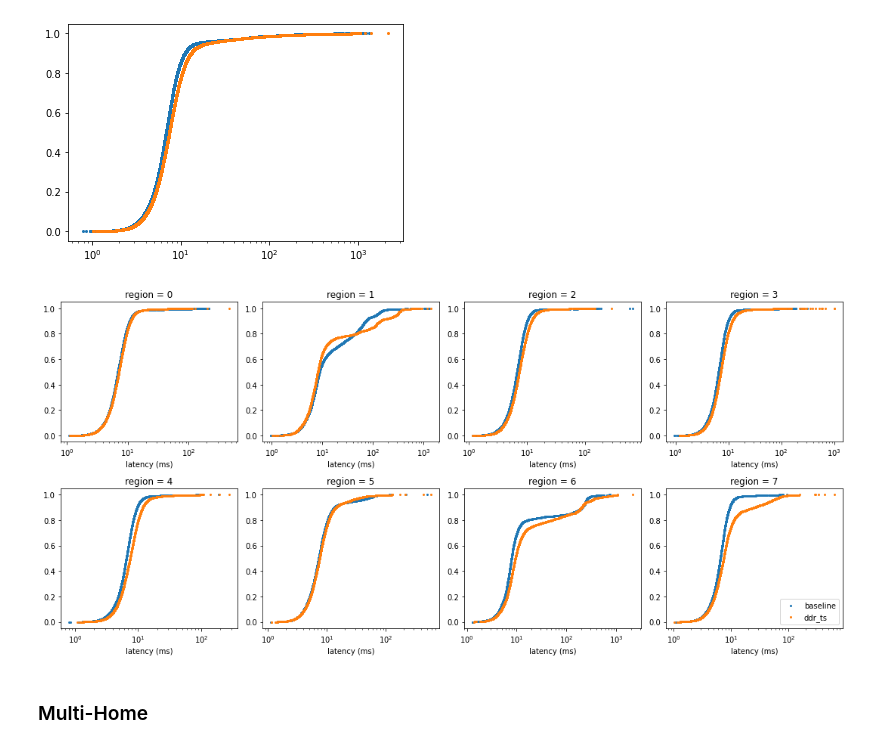
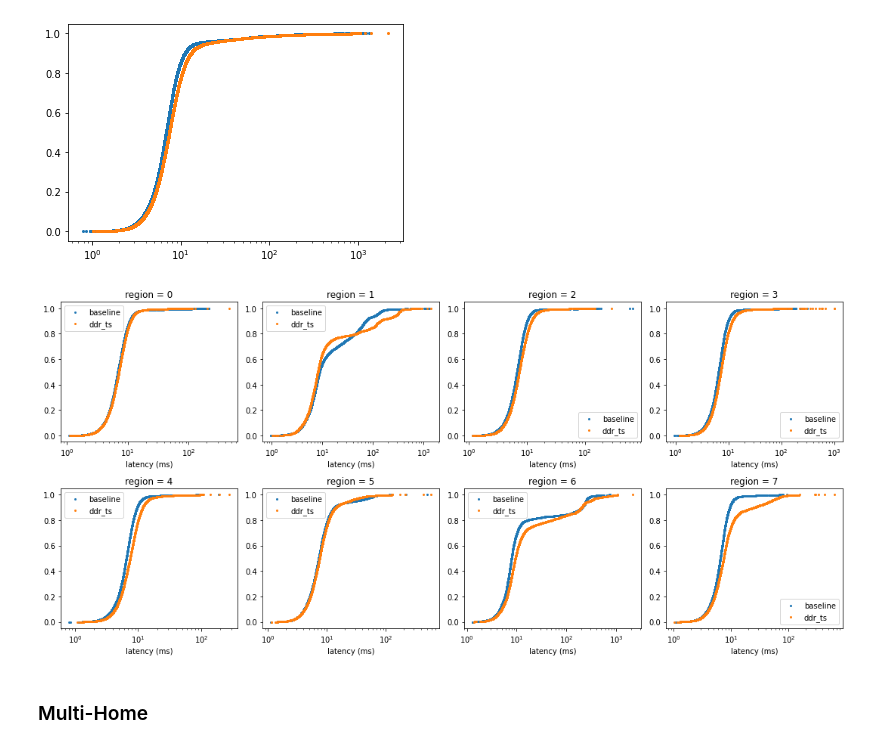
Before and after one commit to umd-dslam/DetockAnalysis, a Jupyter notebook: TPC-C.ipynb, the cells around one changed output. Drawn from its saved outputs; the diff is of its cells as text; code cells hidden in the pictures.

```diff
--- a/TPC-C.ipynb
+++ b/TPC-C.ipynb
@@ -272,2 +244,27 @@ def plot_latency_per_region(latency_df):
+# %%
+def plot_latency_per_region(sdf_dict):
+    rows = 2
+    cols = 4
+    _, ax = plt.subplots(rows, cols, figsize=(15, 7))
+
+    for i in range(8):
+        r, c = i // cols, i % cols
+
+        for label, sdf in sdf_dict.items():
+            plot_cdf(
+                ax[r, c],
+                collect_col(sdf.where(col("coordinator_region") == i), "latency"),
+                label=label,
+                linewidth=0,
+                marker='o'
+            )
+
+        ax[r, c].set_title(f"region = {i}")
+        ax[r, c].set_xlabel("latency (ms)")
+        ax[r, c].legend()
+# %%
+CLIENTS = 75
+baseline_sdf = latency_sdf.where((col("config_name") == "baseline.conf") & (col("clients") == CLIENTS)).cache()
+ddr_ts_sdf = latency_sdf.where((col("config_name") == "ddr_ts.conf") & (col("clients") == CLIENTS)).cache()
 # %% [markdown]
 ### Single-Home
@@ -292,2 +271,4 @@ sh_latency_df
+# %%
+sh_filter = F.size("replicas") == 1
 # %%
 _, ax = plt.subplots(1, 1)
@@ -296,10 +277,13 @@ plot_cdf(ax, latency_of_config(sh_latency_df, "ddr_ts.conf"), label="ddr_ts", li
 # %% [output]
 [figure]
-# %%
-plot_latency_per_region(sh_latency_df)
-plt.legend()
-plt.tight_layout()
-# %% [output]
-[figure, removed]
+# %%
+plot_latency_per_region({
+    "baseline": baseline_sdf.where(sh_filter),
+    "ddr_ts": ddr_ts_sdf.where(sh_filter),
+})
+
+plt.tight_layout()
+# %% [output]
+[figure, added]
 # %% [markdown]
 ### Multi-Home
```
Also changed, not shown: parts of 17 cells of this notebook, 2 other files.
